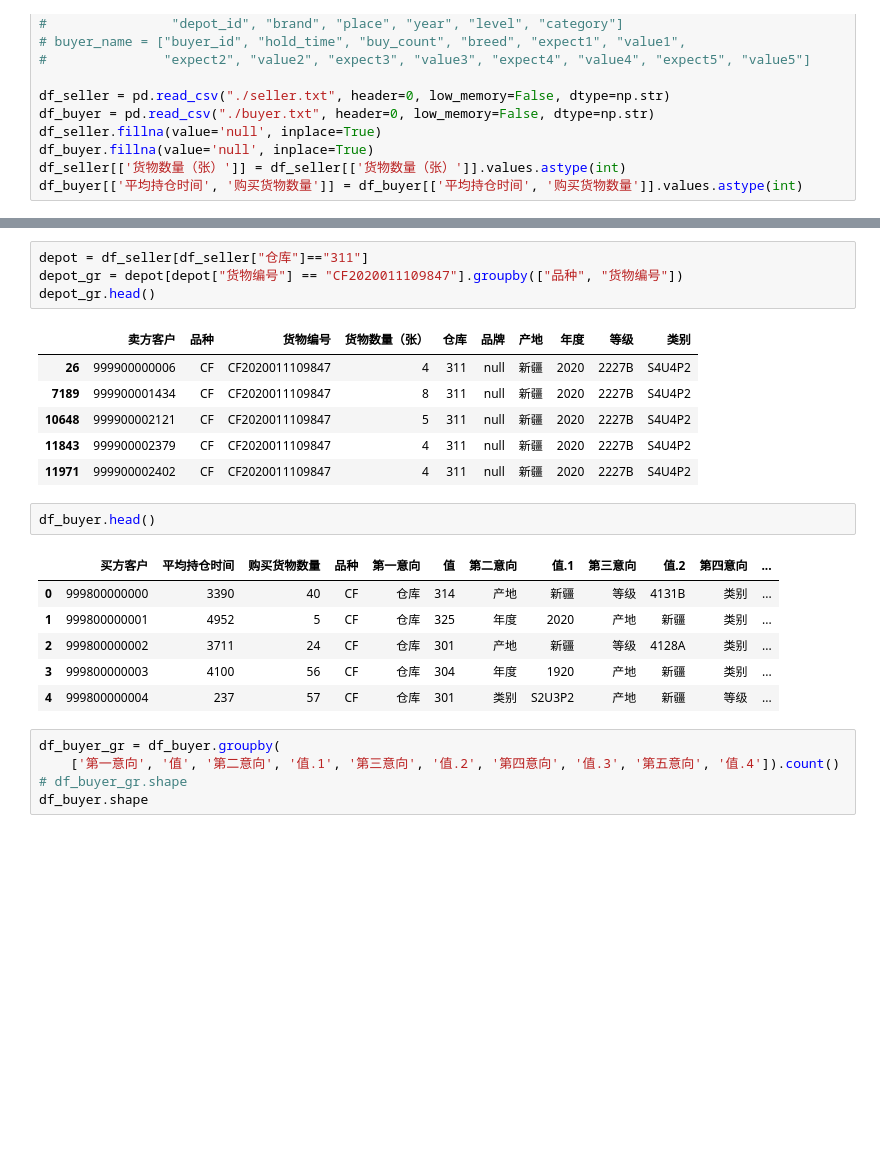
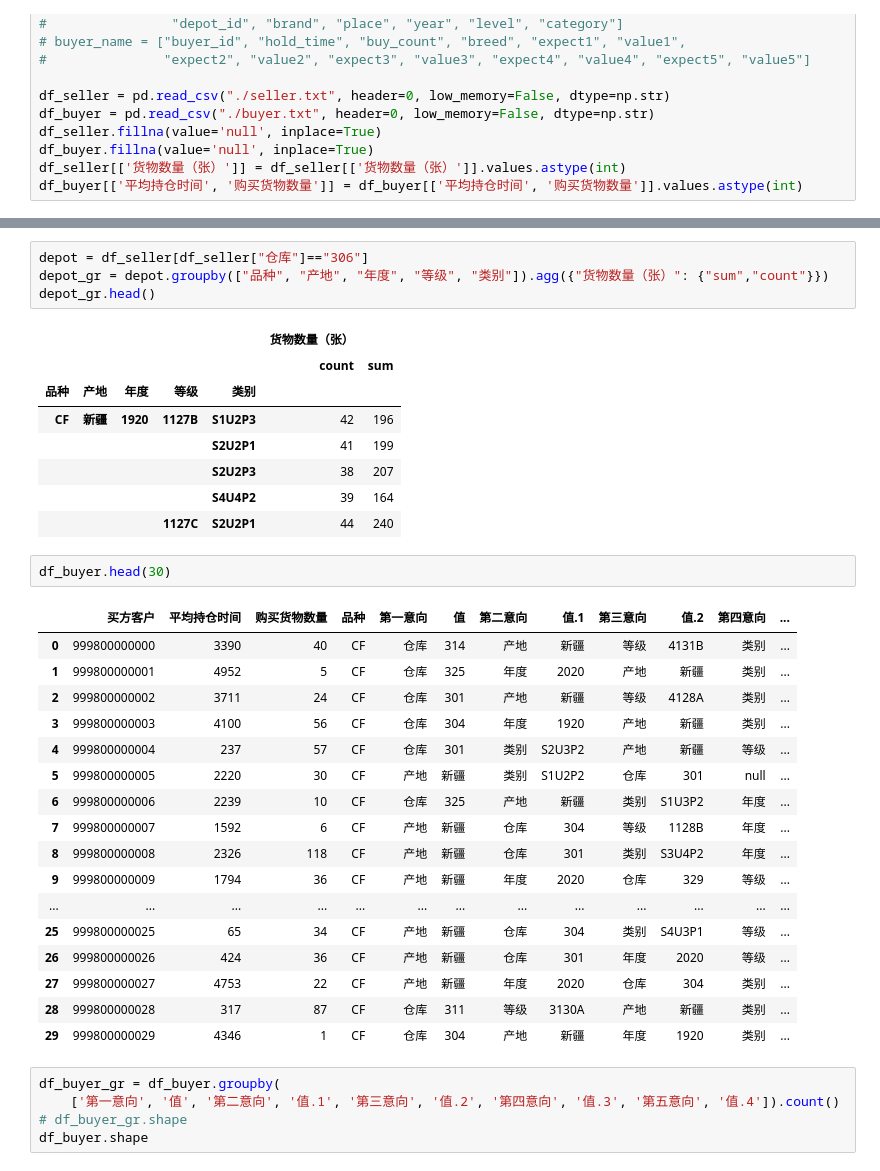
Before and after one commit to chierqj/GoodsMatch, a Jupyter notebook: resource/main.ipynb, the cells around one changed output, grey strips where cells are left out. Cells and saved outputs as stored; diff of their text form; blank space fills up the shorter version.

```diff
--- a/resource/main.ipynb
+++ b/resource/main.ipynb
@@ -29,23 +40,36 @@ df_seller.head()
 # %%
-depot = df_seller[df_seller["仓库"]=="311"]
-depot_gr = depot[depot["货物编号"] == "CF2020011109847"].groupby(["品种", "货物编号"])
+depot = df_seller[df_seller["仓库"]=="306"]
+depot_gr = depot.groupby(["品种", "产地", "年度", "等级", "类别"]).agg({"货物数量（张）": {"sum","count"}})
 depot_gr.head()
 # %% [output]
-|  | 卖方客户 | 品种 | 货物编号 | 货物数量（张） | 仓库 | 品牌 | 产地 | 年度 | 等级 | 类别 |
-| 26 | 999900000006 | CF | CF2020011109847 | 4 | 311 | null | 新疆 | 2020 | 2227B | S4U4P2 |
-| 7189 | 999900001434 | CF | CF2020011109847 | 8 | 311 | null | 新疆 | 2020 | 2227B | S4U4P2 |
-| 10648 | 999900002121 | CF | CF2020011109847 | 5 | 311 | null | 新疆 | 2020 | 2227B | S4U4P2 |
-| 11843 | 999900002379 | CF | CF2020011109847 | 4 | 311 | null | 新疆 | 2020 | 2227B | S4U4P2 |
-| 11971 | 999900002402 | CF | CF2020011109847 | 4 | 311 | null | 新疆 | 2020 | 2227B | S4U4P2 |
+|  |  |  |  |  | 货物数量（张） |  |
+|  |  |  |  |  | count | sum |
+| 品种 | 产地 | 年度 | 等级 | 类别 |  |  |
+| CF | 新疆 | 1920 | 1127B | S1U2P3 | 42 | 196 |
+|  |  |  |  | S2U2P1 | 41 | 199 |
+|  |  |  |  | S2U2P3 | 38 | 207 |
+|  |  |  |  | S4U4P2 | 39 | 164 |
+|  |  |  | 1127C | S2U2P1 | 44 | 240 |
 # %%
-df_buyer.head()
+df_buyer.head(30)
 # %% [output]
 |  | 买方客户 | 平均持仓时间 | 购买货物数量 | 品种 | 第一意向 | 值 | 第二意向 | 值.1 | 第三意向 | 值.2 | 第四意向 | ... |
 | 0 | 999800000000 | 3390 | 40 | CF | 仓库 | 314 | 产地 | 新疆 | 等级 | 4131B | 类别 | ... |
 | 1 | 999800000001 | 4952 | 5 | CF | 仓库 | 325 | 年度 | 2020 | 产地 | 新疆 | 类别 | ... |
 | 2 | 999800000002 | 3711 | 24 | CF | 仓库 | 301 | 产地 | 新疆 | 等级 | 4128A | 类别 | ... |
 | 3 | 999800000003 | 4100 | 56 | CF | 仓库 | 304 | 年度 | 1920 | 产地 | 新疆 | 类别 | ... |
 | 4 | 999800000004 | 237 | 57 | CF | 仓库 | 301 | 类别 | S2U3P2 | 产地 | 新疆 | 等级 | ... |
+| 5 | 999800000005 | 2220 | 30 | CF | 产地 | 新疆 | 类别 | S1U2P2 | 仓库 | 301 | null | ... |
+| 6 | 999800000006 | 2239 | 10 | CF | 仓库 | 325 | 产地 | 新疆 | 类别 | S1U3P2 | 年度 | ... |
+| 7 | 999800000007 | 1592 | 6 | CF | 产地 | 新疆 | 仓库 | 304 | 等级 | 1128B | 年度 | ... |
+| 8 | 999800000008 | 2326 | 118 | CF | 产地 | 新疆 | 仓库 | 301 | 类别 | S3U4P2 | 年度 | ... |
+| 9 | 999800000009 | 1794 | 36 | CF | 产地 | 新疆 | 年度 | 2020 | 仓库 | 329 | 等级 | ... |
+| ... | ... | ... | ... | ... | ... | ... | ... | ... | ... | ... | ... | ... |
+| 25 | 999800000025 | 65 | 34 | CF | 产地 | 新疆 | 仓库 | 304 | 类别 | S4U3P1 | 等级 | ... |
+| 26 | 999800000026 | 424 | 36 | CF | 产地 | 新疆 | 仓库 | 301 | 年度 | 2020 | 等级 | ... |
+| 27 | 999800000027 | 4753 | 22 | CF | 产地 | 新疆 | 年度 | 2020 | 仓库 | 304 | 类别 | ... |
+| 28 | 999800000028 | 317 | 87 | CF | 仓库 | 311 | 等级 | 3130A | 产地 | 新疆 | 类别 | ... |
+| 29 | 999800000029 | 4346 | 1 | CF | 仓库 | 304 | 产地 | 新疆 | 年度 | 1920 | 类别 | ... |
 # %%
 df_buyer_gr = df_buyer.groupby(
     ['第一意向', '值', '第二意向', '值.1', '第三意向', '值.2', '第四意向', '值.3', '第五意向', '值.4']).count()
```
Also changed, not shown: parts of 9 cells of this notebook, 15 other files.
